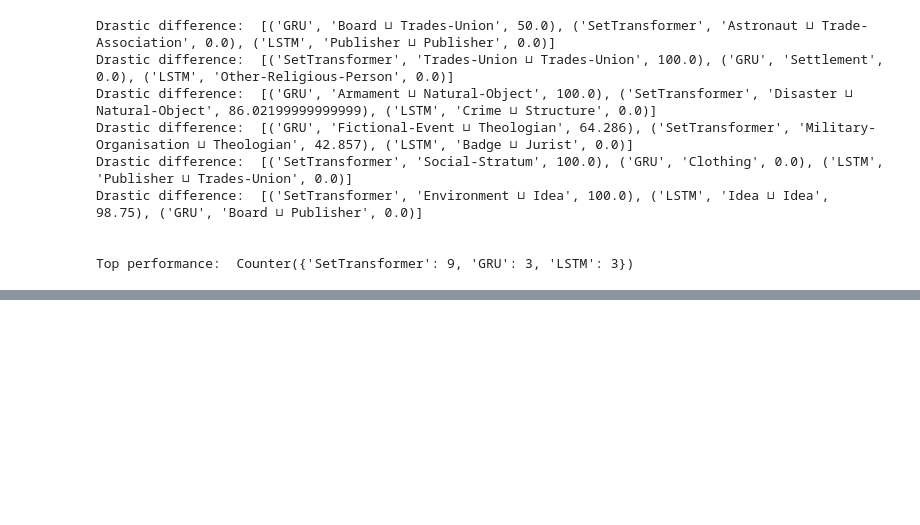
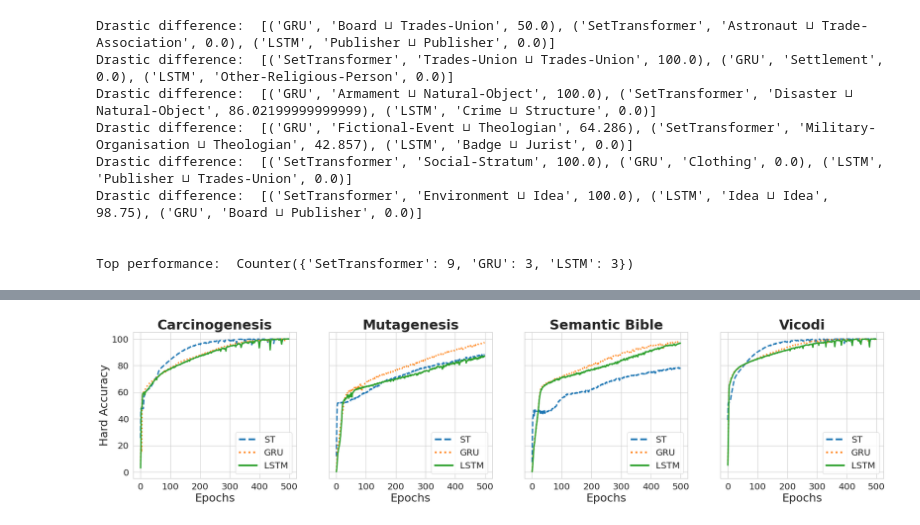
Before and after one commit to dice-group/NeuralClassExpressionSynthesis, a Jupyter notebook: prediction_analysis.ipynb, the cells around one changed output, grey strips where cells are left out. Saved outputs shown, nothing was run; the diff lists cells and outputs as text; code cells hidden in the pictures; blank space fills up the shorter version.

```diff
--- a/prediction_analysis.ipynb
+++ b/prediction_analysis.ipynb
@@ -103,0 +221,4 @@ show_performance(Res4, top4)
+# %%
+plot_acc_curves(plot_data[0], plot_data[1], plot_data[2], plot_data[3], name1, name2, name3, name4)
+# %% [output]
+[figure, added]
```
Also changed, not shown: parts of 12 cells of this notebook, 9 other files.
